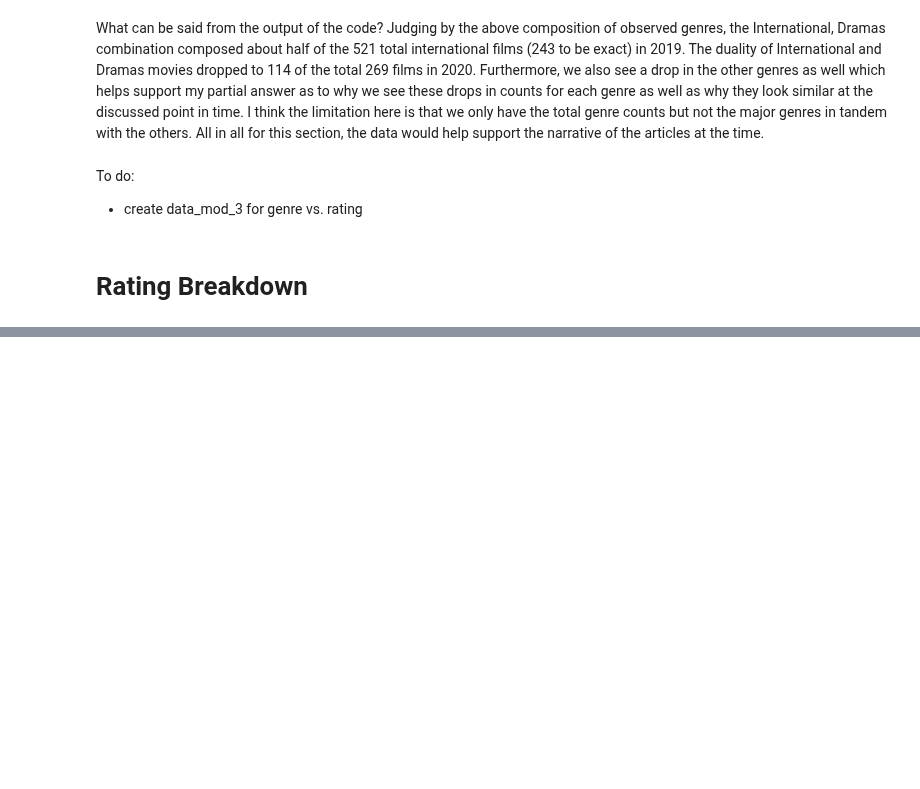
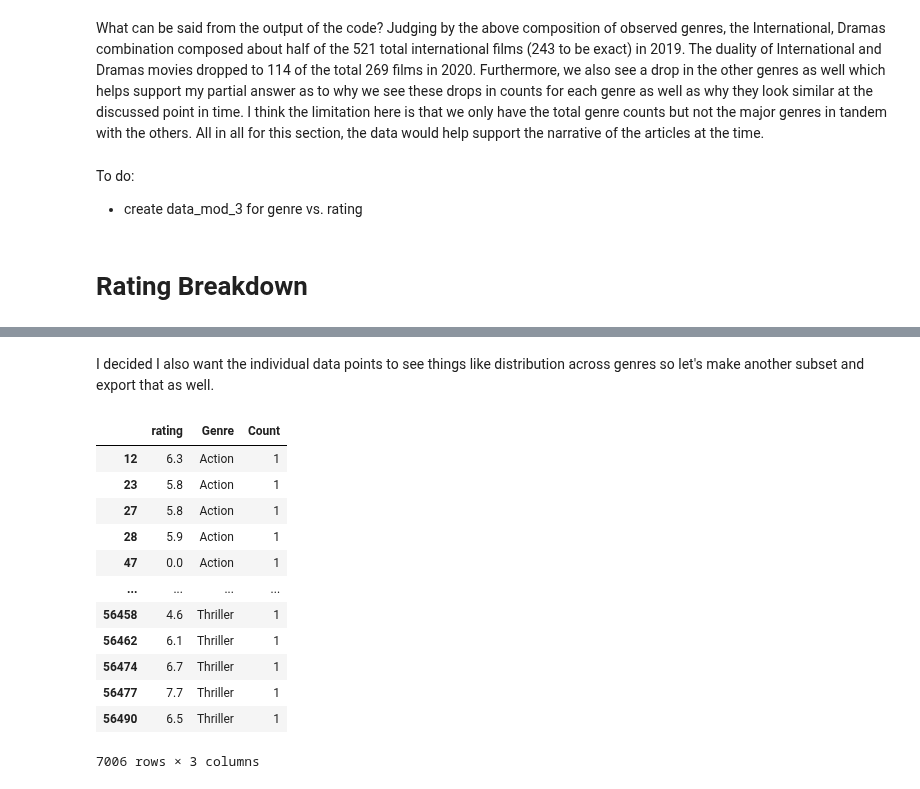
Before and after one commit to Kristian-Abad/Netflix-Movies-Project, a Jupyter notebook: Netflix_Movies.ipynb, the cells around one changed output, grey strips where cells are left out. Cells and saved outputs as stored; diff of their text form; code cells hidden in the pictures; blank space fills up the shorter version.

```diff
--- a/Netflix_Movies.ipynb
+++ b/Netflix_Movies.ipynb
@@ -400,0 +450,19 @@ To do:
+# %% [markdown]
+I decided I also want the individual data points to see things like distribution across genres so let's make another subset and export that as well.
+# %%
+data_mod_5 = data_mod_3[data_mod_3.Count == 1]
+data_mod_5
+# %% [output]
+|  | rating | Genre | Count |
+| 12 | 6.3 | Action | 1 |
+| 23 | 5.8 | Action | 1 |
+| 27 | 5.8 | Action | 1 |
+| 28 | 5.9 | Action | 1 |
+| 47 | 0.0 | Action | 1 |
+| ... | ... | ... | ... |
+| 56458 | 4.6 | Thriller | 1 |
+| 56462 | 6.1 | Thriller | 1 |
+| 56474 | 6.7 | Thriller | 1 |
+| 56477 | 7.7 | Thriller | 1 |
+| 56490 | 6.5 | Thriller | 1 |
+7006 rows × 3 columns
```
Also changed, not shown: parts of 9 cells of this notebook.
